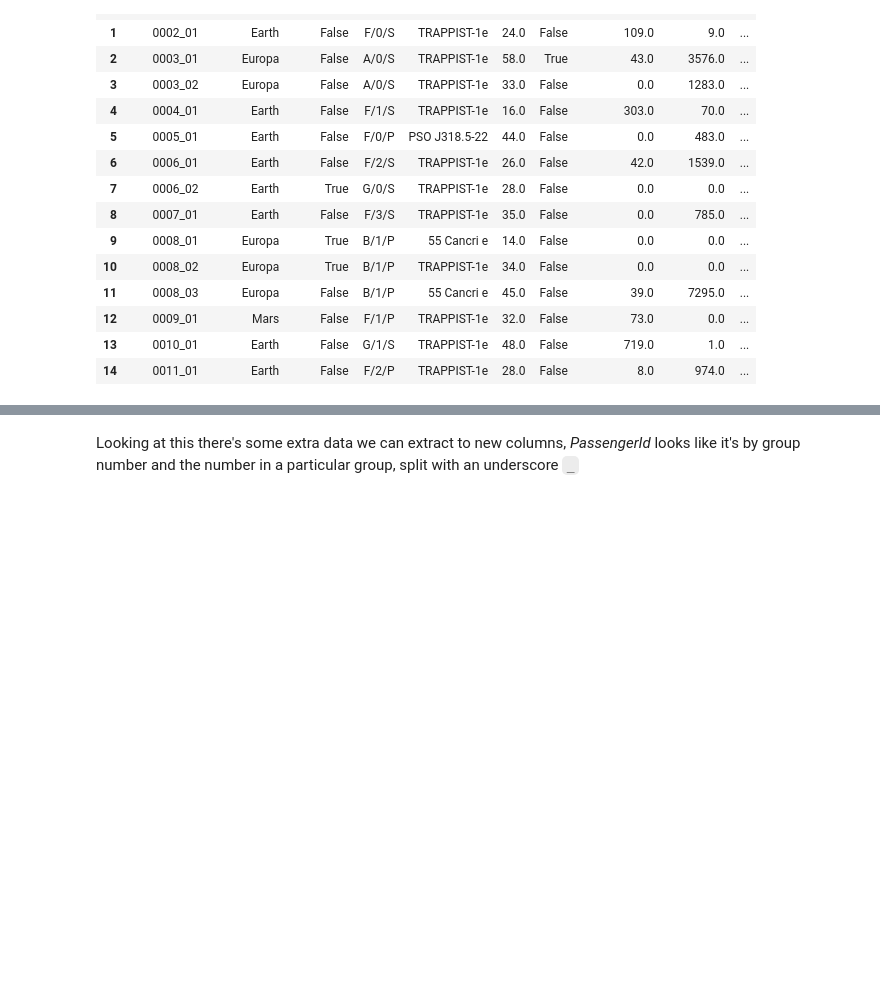
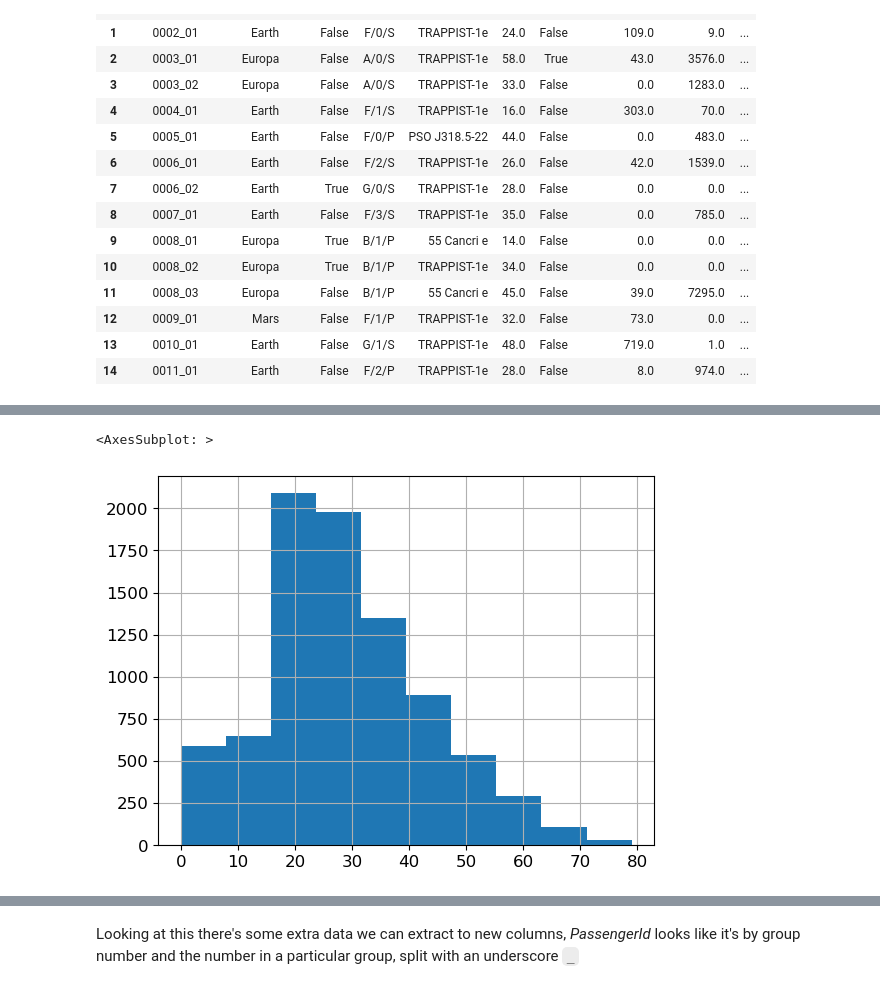
Before and after one commit to peterbull/spaceship-titanic, a Jupyter notebook: spaceship-titanic.ipynb, the cells around one changed output, grey strips where cells are left out. Cells and saved outputs as stored; diff of their text form; code cells hidden in the pictures; blank space fills up the shorter version.

```diff
--- a/spaceship-titanic.ipynb
+++ b/spaceship-titanic.ipynb
@@ -82,0 +88,5 @@ df.head(n=15)
+# %%
+df['Age'].hist()
+# %% [output]
+<AxesSubplot: >
+[figure, added]
```
Also changed, not shown: parts of 18 cells of this notebook.
